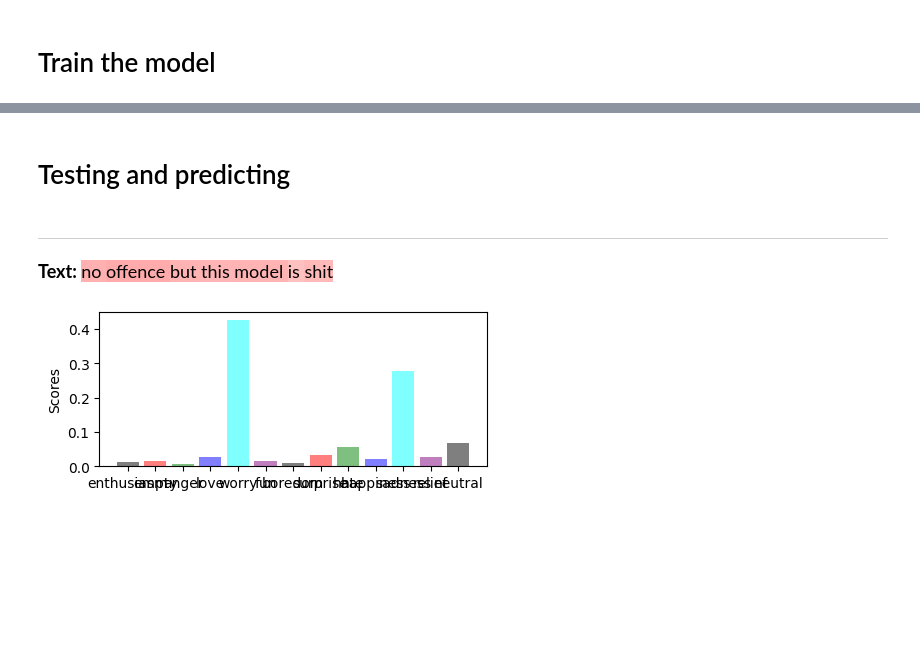
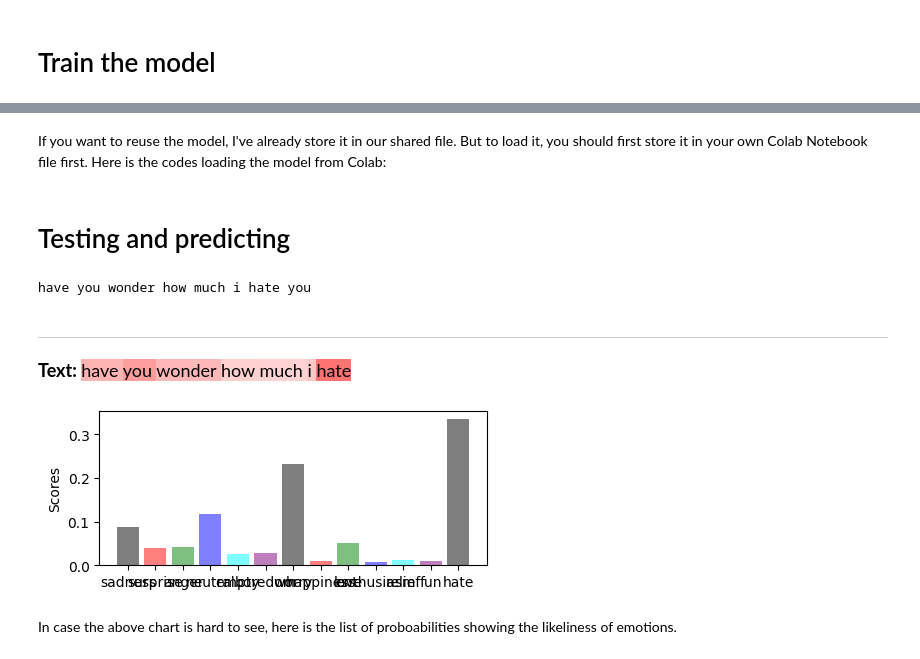
Before and after one commit to SaltwaterDev/comp3359-Emotion-Analysis, a Jupyter notebook: project_machine.ipynb, the cells around one changed output, grey strips where cells are left out. Drawn from its saved outputs; the diff is of its cells as text; code cells hidden in the pictures; blank space fills up the shorter version.

```diff
--- a/project_machine.ipynb
+++ b/project_machine.ipynb
@@ -304,0 +237,4 @@ sequence_vectorize(train_set, val_set)
+# %%
+train, val, word_index, max_words = sequence_vectorize(train_df['content'], test_df['content'])
+print(train[0])
+print(word_index)
@@ -311,7 +252,7 @@ embedding_dim = 100 # The dimension of word embeddings
 sequence_input = keras.Input(shape=(max_words,), dtype='int32')
 
 # Word embedding layer
-embedded_inputs =keras.layers.Embedding(len(word2id) + 1,
+embedded_inputs =keras.layers.Embedding(len(train) + 1,
                                         embedding_dim,
                                         input_length=max_words)(sequence_input)
 
@@ -366,5 +307,5 @@ ________________________________________________________________________________
 # Train the model
 # %%
 # Train model 10 iterations
-model.fit(X, Y, epochs=2, batch_size=64, validation_split=0.1, shuffle=True)
+model.fit(train, Y, epochs=10, batch_size=64, validation_split=0.1, shuffle=True)
 # %% [output]
@@ -379,3 +333,11 @@ model.save("lstm_attention_v1_trained.h5")
+# %% [markdown]
+If you want to reuse the model, I've already store it in our shared file. But to load it, you should first store it in your own Colab Notebook file first. Here is the codes loading the model from Colab:
+# %%
+"""
+model_save_name = 'lstm_attention_v1_trained.h5'
+path = F"/content/gdrive/My Drive/{model_save_name}"
+model.load_state_dict(torch.load(path))
+"""
 # %% [markdown]
 # Testing and predicting
 # %%
@@ -388,17 +350,20 @@ import random
 import math
 
 # Select random samples to illustrate
-#sample_text = random.choice(dataset["content"].values.tolist())
-sample_text = "no offence but this model is shit"
+sample_text = "have you wonder how much i hate you"
+sample_text = sample_text.lower()
+#sample_text = random.choice(val)
 
 
 # Encode samples
 tokenized_sample = sample_text.split(" ")
-encoded_samples = [[word2id[word] for word in tokenized_sample]]
+encoded_samples = [[word_index[word] for word in tokenized_sample]]
 
 # Padding
 encoded_samples = keras.preprocessing.sequence.pad_sequences(encoded_samples, maxlen=max_words)
 
+#encoded_samples = sample_text
+#print(encoded_samples.shape)
 # Make predictions
 label_probs, attentions = model_with_attentions.predict(encoded_samples)
 label_probs = {id2label[_id]: prob for (label, _id), prob in zip(label2id.items(),label_probs[0])}
@@ -416,35 +381,38 @@ import matplotlib.pyplot as plt; plt.rcdefaults()
 import numpy as np
 import matplotlib.pyplot as plt
 from IPython.core.display import display, HTML
 
 def rgb_to_hex(rgb):
     return '#%02x%02x%02x' % rgb
 
 def attention2color(attention_score):
     r = 255 - int(attention_score * 255)
     color = rgb_to_hex((255, r, r))
     return str(color)
 
 # Build HTML String to viualize attentions
 html_text = "<hr><p style='font-size: large'><b>Text:  </b>"
 for token, attention in token_attention_dic.items():
     html_text += "<span style='background-color:{};'>{} <span> ".format(attention2color(attention),
                                                                         token)
 html_text += "</p>"
 # Display text enriched with attention scores
 display(HTML(html_text))
 
 # PLOT EMOTION SCORES
 emotions = [label for label, _ in label_probs.items()]
 scores = [score for _, score in label_probs.items()]
 plt.figure(figsize=(5,2))
 plt.bar(np.arange(len(emotions)), scores, align='center', alpha=0.5, color=['black', 'red', 'green', 'blue', 'cyan', "purple"])
 plt.xticks(np.arange(len(emotions)), emotions)
 plt.ylabel('Scores')
 plt.show()
 # %% [output]
+have you wonder how much i hate you
-Text: no offence but this model is shit
+Text: have you wonder how much i hate
-[figure, old version]
+[figure, new version]
+# %% [markdown]
+In case the above chart is hard to see, here is the list of proboabilities showing the likeliness of emotions.
 # %%
 import operator
 
```
Also changed, not shown: parts of 31 cells of this notebook.
